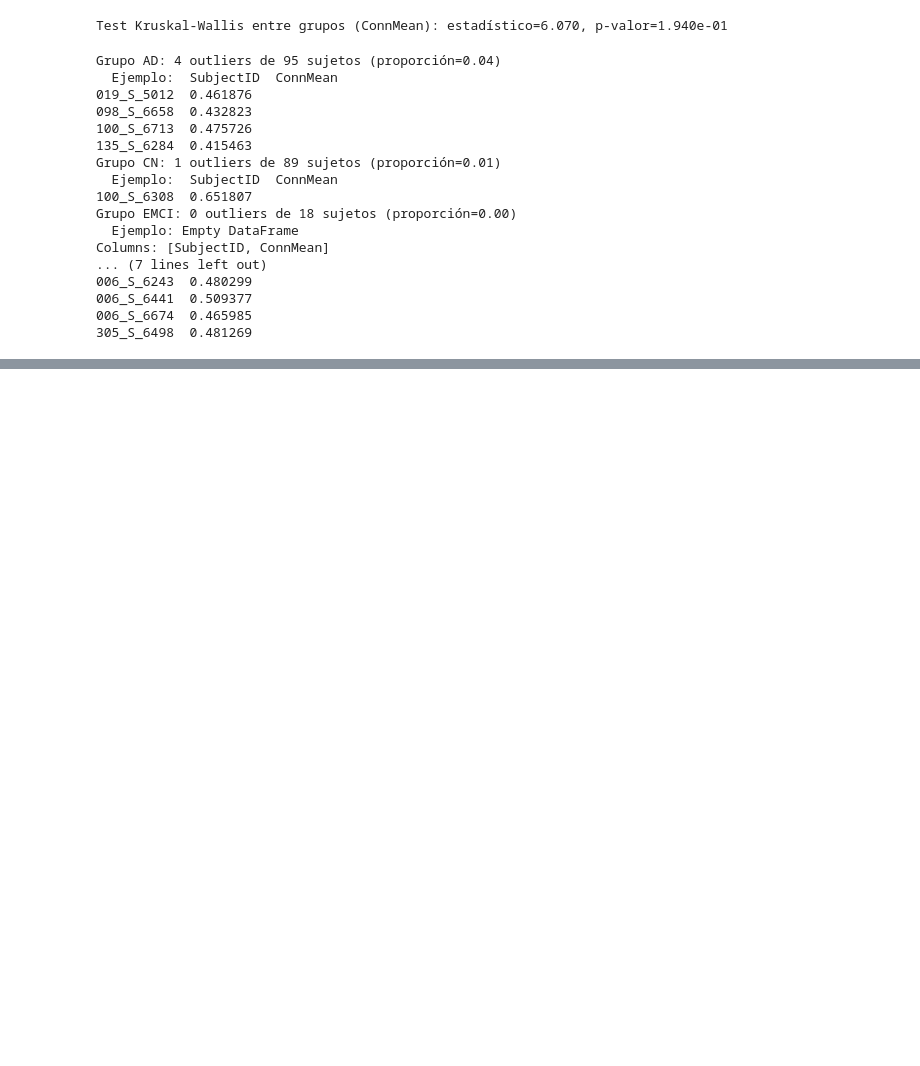
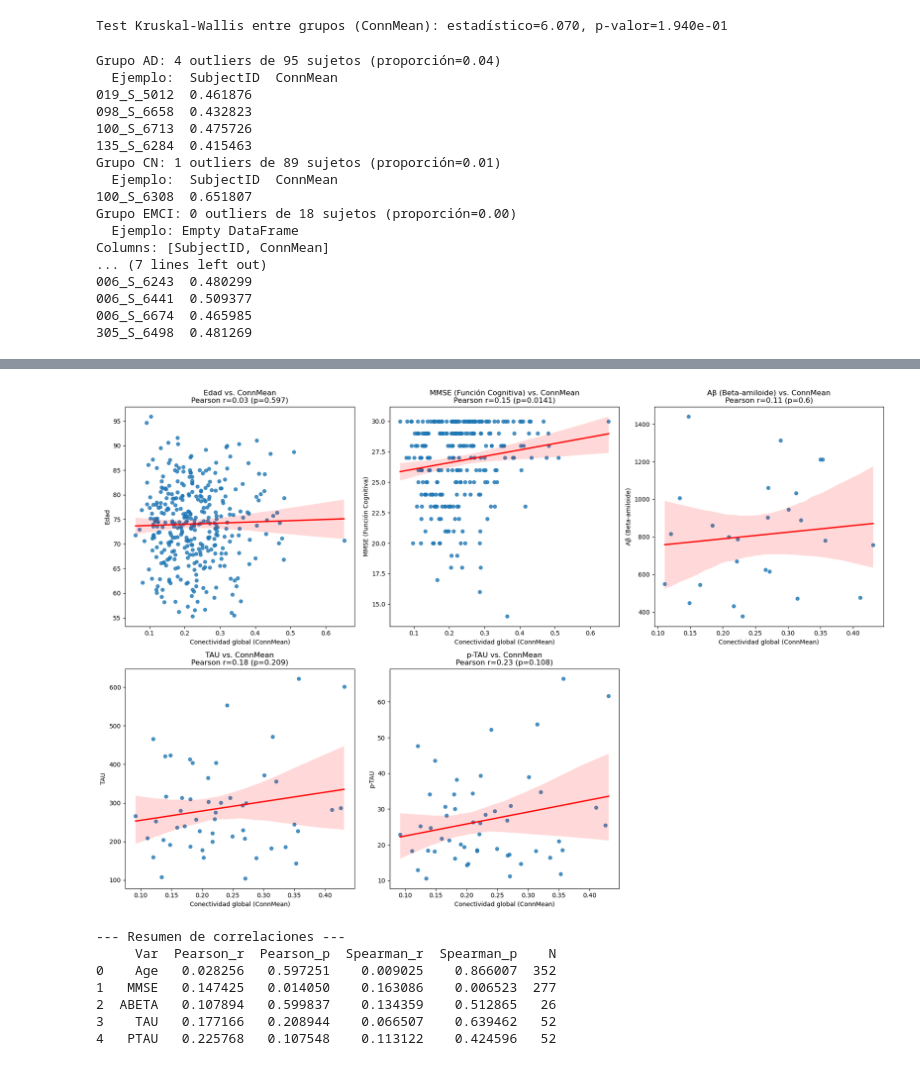
Before and after one commit to SantiagoVentinoBlasLaguzza/Schaefer, a Jupyter notebook: corr.ipynb, the cells around one changed output, grey strips where cells are left out. Cells and saved outputs as stored; diff of their text form; code cells hidden in the pictures; blank space fills up the shorter version.

```diff
--- a/corr.ipynb
+++ b/corr.ipynb
@@ -288,3 +288,12 @@ Columns: [SubjectID, ConnMean]
 006_S_6441  0.509377
 006_S_6674  0.465985
 305_S_6498  0.481269
+# %%
+# Si ya tienes connectivity_matrices: dict SubjectID -> matriz (1000, 1000)
+conn_means = {sid: np.nanmean(mat) for sid, mat in connectivity_matrices.items()}  # np.nanmean ignora NaNs en caso de que haya
+
+# Agregar columna 'ConnMean' a merged por SubjectID
+merged['ConnMean'] = merged['SubjectID'].map(conn_means)
+
+print("Primeras filas con ConnMean:")
+print(merged[['SubjectID', 'ResearchGroup', 'ConnMean']].head())
@@ -324,0 +358,57 @@ KeyError: "['ConnMean'] not in index"
+# %%
+import seaborn as sns
+import matplotlib.pyplot as plt
+from scipy.stats import pearsonr, spearmanr
+
+# Variables clínicas a analizar
+clinical_vars = ['Age', 'MMSE', 'ABETA', 'TAU', 'PTAU']
+labels = {
+    'Age': 'Edad',
+    'MMSE': 'MMSE (Función Cognitiva)',
+    'ABETA': 'Aβ (Beta-amiloide)',
+    'TAU': 'TAU',
+    'PTAU': 'p-TAU'
+}
+
+results = []
+plt.figure(figsize=(18, 12))
+
+for i, var in enumerate(clinical_vars, 1):
+    # Filtrar valores no nulos para ambas variables
+    valid = merged[['ConnMean', var]].dropna()
+    if len(valid) < 10:
+        print(f'[WARN] Pocos datos válidos para {var} ({len(valid)})')
+        continue
+    # Calcular correlaciones
+    pearson_corr, pearson_p = pearsonr(valid['ConnMean'], valid[var])
+    spearman_corr, spearman_p = spearmanr(valid['ConnMean'], valid[var])
+    results.append({
+        'Var': var,
+        'Pearson_r': pearson_corr, 'Pearson_p': pearson_p,
+        'Spearman_r': spearman_corr, 'Spearman_p': spearman_p,
+        'N': len(valid)
+    })
+    # Graficar
+    plt.subplot(2, 3, i)
+    sns.regplot(x='ConnMean', y=var, data=valid, scatter_kws={'s': 30}, line_kws={'color': 'red'})
+    plt.xlabel('Conectividad global (ConnMean)')
+    plt.ylabel(labels.get(var, var))
+    plt.title(f'{labels.get(var, var)} vs. ConnMean\nPearson r={pearson_corr:.2f} (p={pearson_p:.3g})')
+
+plt.tight_layout()
+plt.show()
+
+# Tabla resumen de correlaciones
+import pandas as pd
+results_df = pd.DataFrame(results)
+print('\n--- Resumen de correlaciones ---')
+print(results_df)
+# %% [output]
+[figure, added]
+--- Resumen de correlaciones ---
+     Var  Pearson_r  Pearson_p  Spearman_r  Spearman_p    N
+0    Age   0.028256   0.597251    0.009025    0.866007  352
+1   MMSE   0.147425   0.014050    0.163086    0.006523  277
+2  ABETA   0.107894   0.599837    0.134359    0.512865   26
+3    TAU   0.177166   0.208944    0.066507    0.639462   52
+4   PTAU   0.225768   0.107548    0.113122    0.424596   52
```
Also changed, not shown: parts of 2 cells of this notebook.
